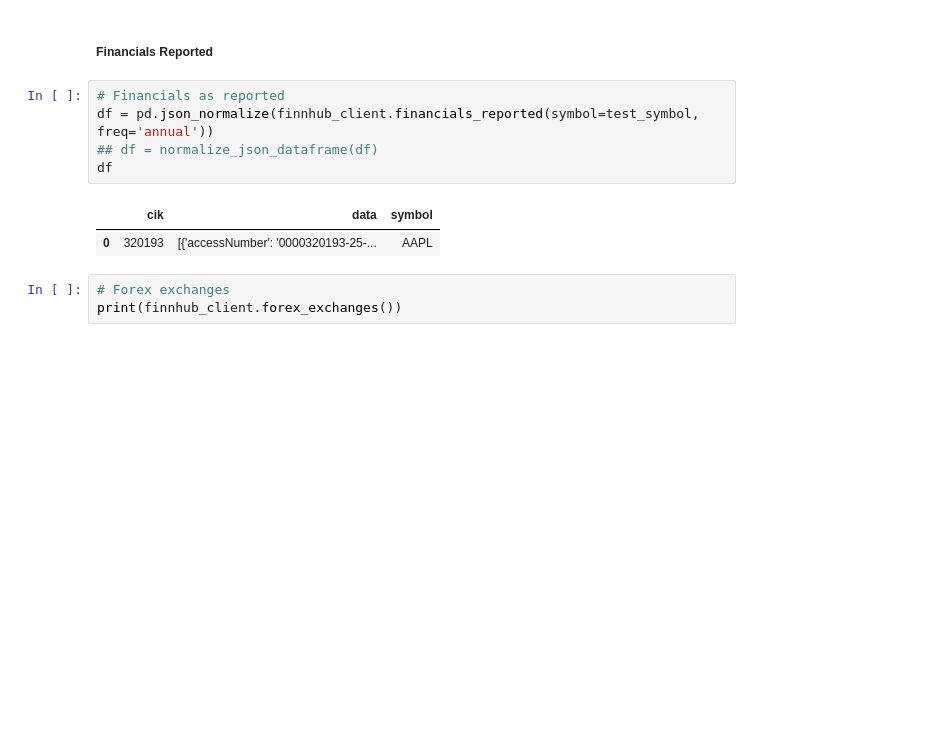
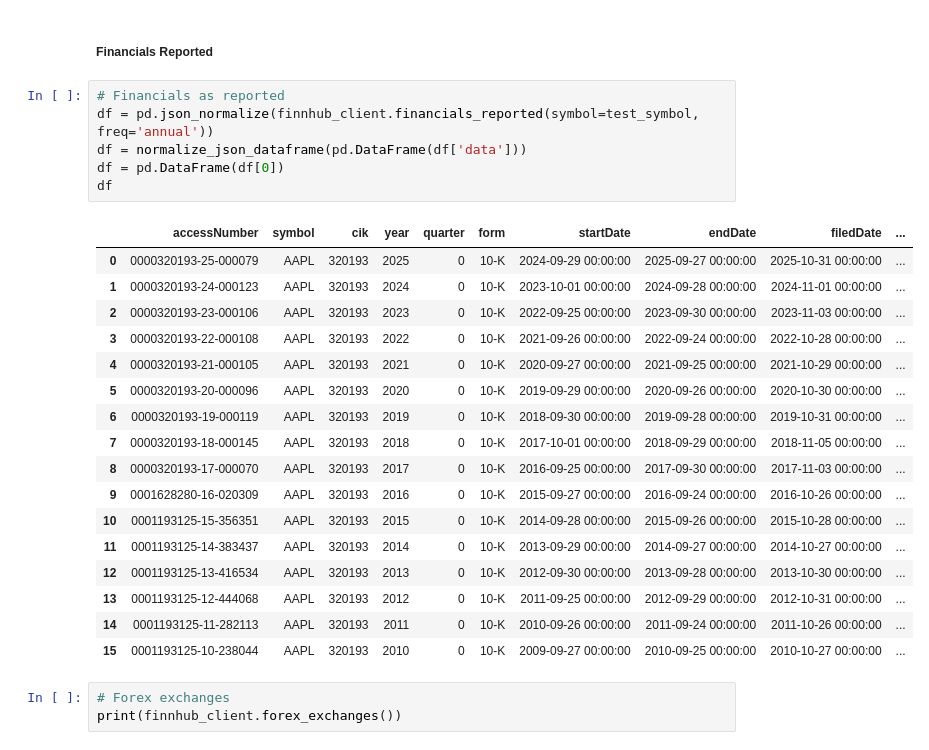
Before and after one commit to dsavas07/Stock-Keeper, a Jupyter notebook: Finnhub_API_Test.ipynb, the cells around one changed output. Drawn from its saved outputs; the diff is of its cells as text; blank space fills up the shorter version.

Commit message:
Unpacking JSON values in Financials as Reported section of Finnhub API response.

```diff
--- a/Finnhub_API_Test.ipynb
+++ b/Finnhub_API_Test.ipynb
@@ -148,11 +151,27 @@ df
 # %%
 # Financials as reported
 df = pd.json_normalize(finnhub_client.financials_reported(symbol=test_symbol, freq='annual'))
-## df = normalize_json_dataframe(df)
+df = normalize_json_dataframe(pd.DataFrame(df['data']))
+df = pd.DataFrame(df[0])
 df
 # %% [output]
-|  | cik | data | symbol |
-| 0 | 320193 | [{'accessNumber': '0000320193-25-... | AAPL |
+|  | accessNumber | symbol | cik | year | quarter | form | startDate | endDate | filedDate | ... |
+| 0 | 0000320193-25-000079 | AAPL | 320193 | 2025 | 0 | 10-K | 2024-09-29 00:00:00 | 2025-09-27 00:00:00 | 2025-10-31 00:00:00 | ... |
+| 1 | 0000320193-24-000123 | AAPL | 320193 | 2024 | 0 | 10-K | 2023-10-01 00:00:00 | 2024-09-28 00:00:00 | 2024-11-01 00:00:00 | ... |
+| 2 | 0000320193-23-000106 | AAPL | 320193 | 2023 | 0 | 10-K | 2022-09-25 00:00:00 | 2023-09-30 00:00:00 | 2023-11-03 00:00:00 | ... |
+| 3 | 0000320193-22-000108 | AAPL | 320193 | 2022 | 0 | 10-K | 2021-09-26 00:00:00 | 2022-09-24 00:00:00 | 2022-10-28 00:00:00 | ... |
+| 4 | 0000320193-21-000105 | AAPL | 320193 | 2021 | 0 | 10-K | 2020-09-27 00:00:00 | 2021-09-25 00:00:00 | 2021-10-29 00:00:00 | ... |
+| 5 | 0000320193-20-000096 | AAPL | 320193 | 2020 | 0 | 10-K | 2019-09-29 00:00:00 | 2020-09-26 00:00:00 | 2020-10-30 00:00:00 | ... |
+| 6 | 0000320193-19-000119 | AAPL | 320193 | 2019 | 0 | 10-K | 2018-09-30 00:00:00 | 2019-09-28 00:00:00 | 2019-10-31 00:00:00 | ... |
+| 7 | 0000320193-18-000145 | AAPL | 320193 | 2018 | 0 | 10-K | 2017-10-01 00:00:00 | 2018-09-29 00:00:00 | 2018-11-05 00:00:00 | ... |
+| 8 | 0000320193-17-000070 | AAPL | 320193 | 2017 | 0 | 10-K | 2016-09-25 00:00:00 | 2017-09-30 00:00:00 | 2017-11-03 00:00:00 | ... |
+| 9 | 0001628280-16-020309 | AAPL | 320193 | 2016 | 0 | 10-K | 2015-09-27 00:00:00 | 2016-09-24 00:00:00 | 2016-10-26 00:00:00 | ... |
+| 10 | 0001193125-15-356351 | AAPL | 320193 | 2015 | 0 | 10-K | 2014-09-28 00:00:00 | 2015-09-26 00:00:00 | 2015-10-28 00:00:00 | ... |
+| 11 | 0001193125-14-383437 | AAPL | 320193 | 2014 | 0 | 10-K | 2013-09-29 00:00:00 | 2014-09-27 00:00:00 | 2014-10-27 00:00:00 | ... |
+| 12 | 0001193125-13-416534 | AAPL | 320193 | 2013 | 0 | 10-K | 2012-09-30 00:00:00 | 2013-09-28 00:00:00 | 2013-10-30 00:00:00 | ... |
+| 13 | 0001193125-12-444068 | AAPL | 320193 | 2012 | 0 | 10-K | 2011-09-25 00:00:00 | 2012-09-29 00:00:00 | 2012-10-31 00:00:00 | ... |
+| 14 | 0001193125-11-282113 | AAPL | 320193 | 2011 | 0 | 10-K | 2010-09-26 00:00:00 | 2011-09-24 00:00:00 | 2011-10-26 00:00:00 | ... |
+| 15 | 0001193125-10-238044 | AAPL | 320193 | 2010 | 0 | 10-K | 2009-09-27 00:00:00 | 2010-09-25 00:00:00 | 2010-10-27 00:00:00 | ... |
 # %%
 # Forex exchanges
 print(finnhub_client.forex_exchanges())
```
Also changed, not shown: parts of 2 cells of this notebook.
